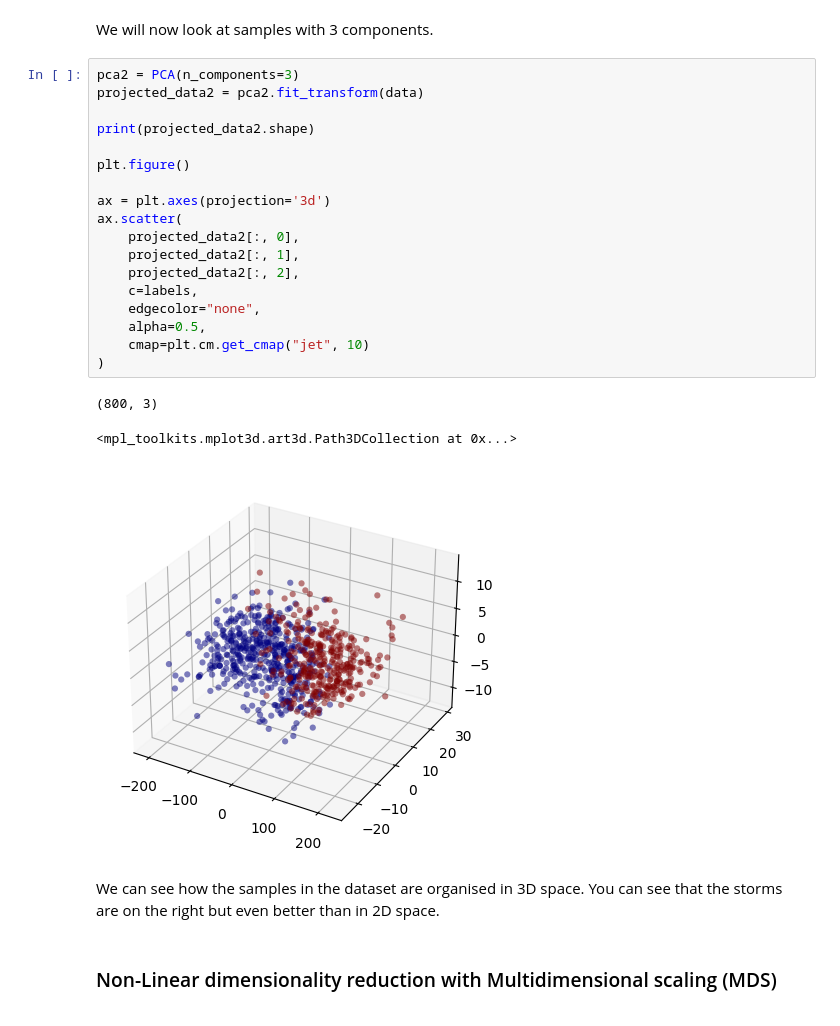
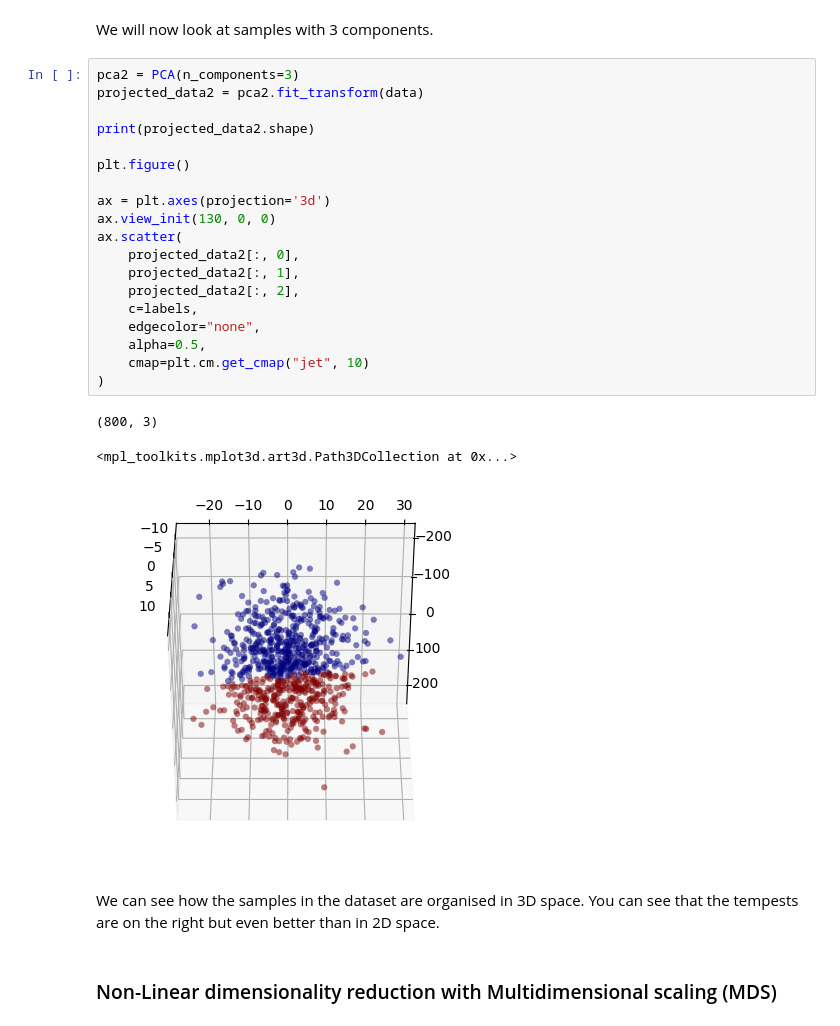
Before and after one commit to XxAlpha25xX/MachineLearningUnsupervised, a Jupyter notebook: part 2/part 2.ipynb, the cells around one changed output. Saved outputs shown, nothing was run; the diff lists cells and outputs as text.

Commit message:
[FIX] part 2 visualisation

```diff
--- a/part 2/part 2.ipynb
+++ b/part 2/part 2.ipynb
@@ -105,27 +105,28 @@ We will now look at samples with 3 components.
 # %%
 pca2 = PCA(n_components=3)
 projected_data2 = pca2.fit_transform(data)
 
 print(projected_data2.shape)
 
 plt.figure()
 
 ax = plt.axes(projection='3d')
+ax.view_init(130, 0, 0)
 ax.scatter(
     projected_data2[:, 0],
     projected_data2[:, 1],
     projected_data2[:, 2],
     c=labels,
     edgecolor="none",
     alpha=0.5,
     cmap=plt.cm.get_cmap("jet", 10)
 )
 # %% [output]
 (800, 3)
 <mpl_toolkits.mplot3d.art3d.Path3DCollection at 0x...>
-[figure, old version]
+[figure, new version]
 # %% [markdown]
-We can see how the samples in the dataset are organised in 3D space. You can see that the storms are on the right but even better than in 2D space.
+We can see how the samples in the dataset are organised in 3D space. You can see that the tempests are on the right but even better than in 2D space.
 # %% [markdown]
 ### Non-Linear dimensionality reduction with Multidimensional scaling (MDS)
 # %% [markdown]
```
Also changed, not shown: parts of 6 cells of this notebook.
